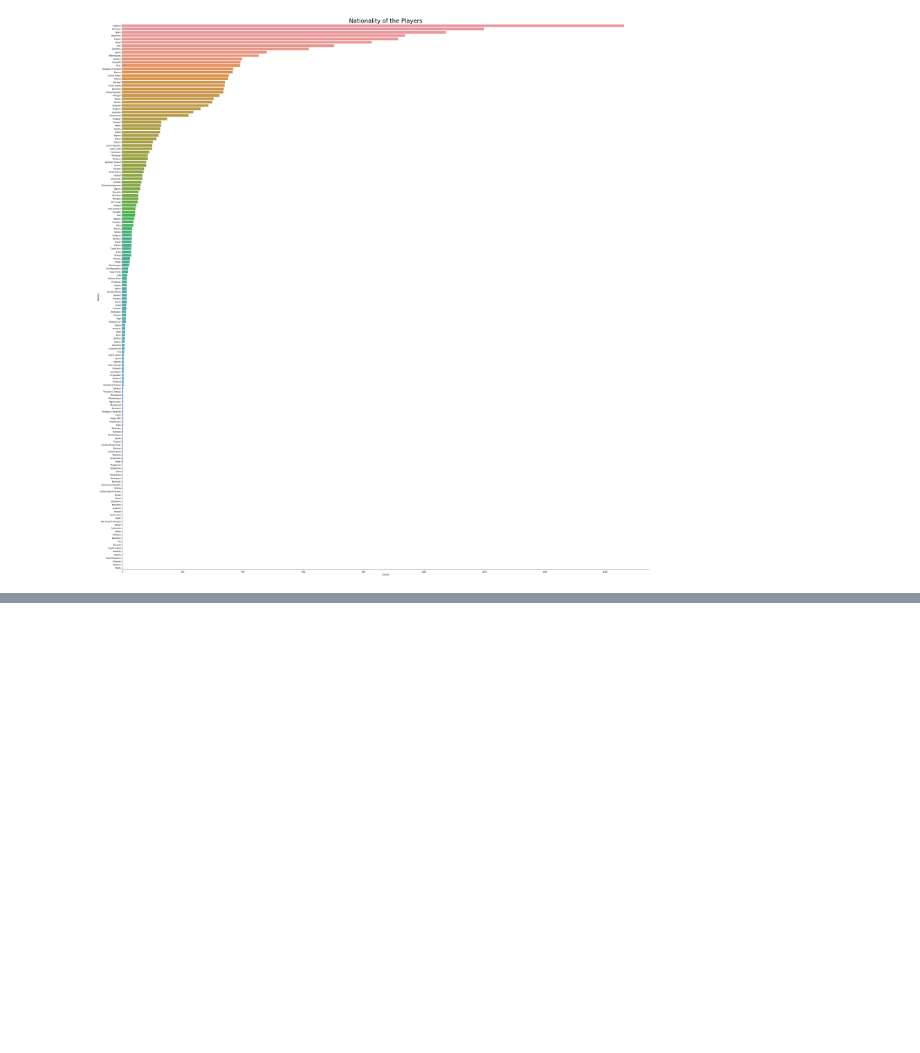
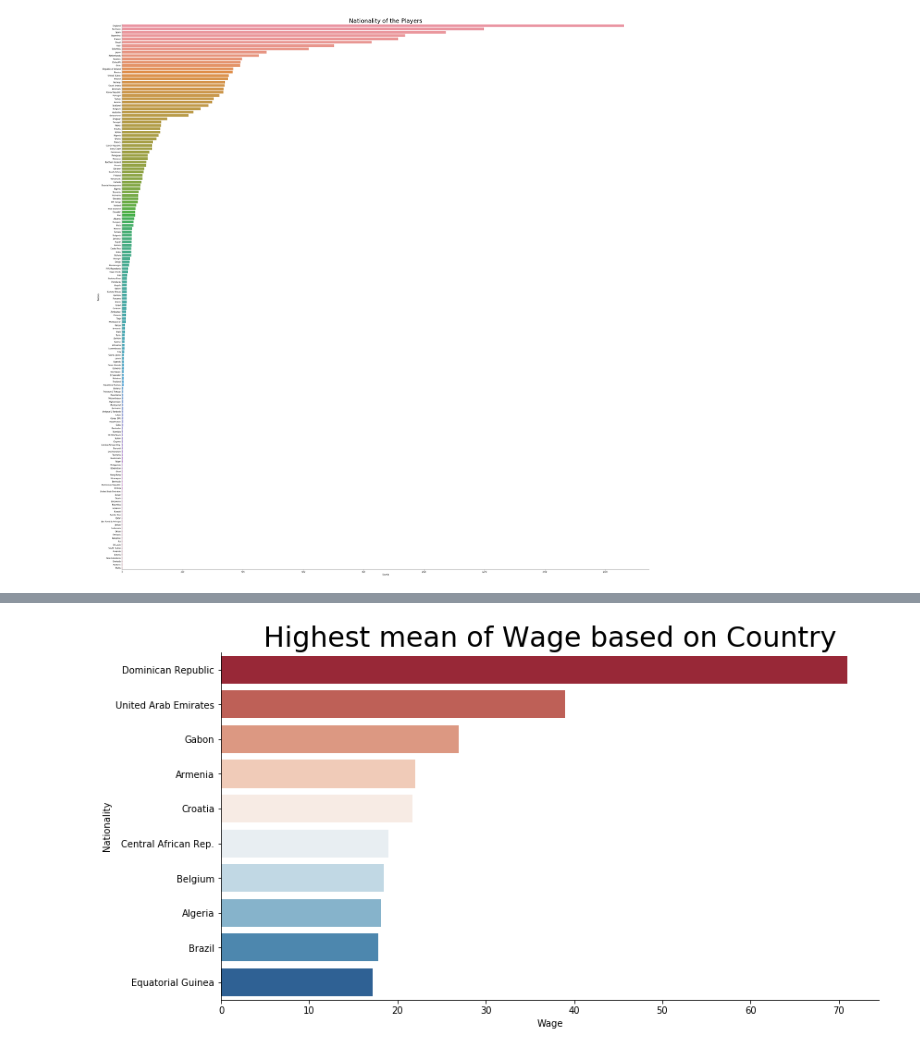
Before and after one commit to domu904/Domu.MachineLearning, a Jupyter notebook: soccerData_part3.ipynb, the cells around one changed output, grey strips where cells are left out. Cells and saved outputs as stored; diff of their text form; code cells hidden in the pictures; blank space fills up the shorter version.

```diff
--- a/soccerData_part3.ipynb
+++ b/soccerData_part3.ipynb
@@ -134,0 +164,4 @@ plt.title("Nationality of the Players",
+# %%
+avgwageoverall = soccer_data.groupby("Nationality", as_index=False)["Wage","Overall"].mean()
+avgwageoverall.sort_values(by="Wage",inplace=True,ascending=False)
+avgwageoverall.head()
@@ -134,0 +175,3 @@ plt.title("Nationality of the Players",
+# %%
+top10bywage = avgwageoverall.iloc[0:10,:]
+top10bywage
@@ -134,0 +190,8 @@ plt.title("Nationality of the Players",
+# %%
+sns.catplot(y="Nationality",
+            x="Wage",data=top10bywage,
+            palette="RdBu",height=6,kind="bar",aspect=2)
+plt.title("Highest mean of Wage based on Country",
+          fontsize=30);
+# %% [output]
+[figure, added]
```
Also changed, not shown: parts of 4 cells of this notebook.
